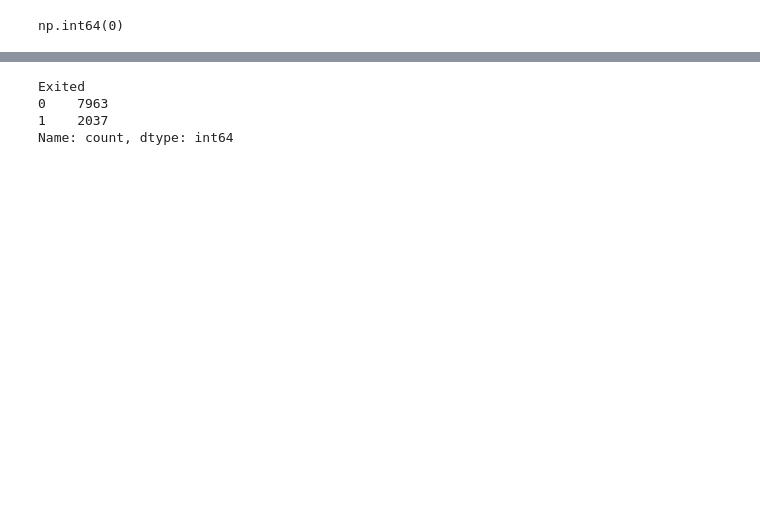
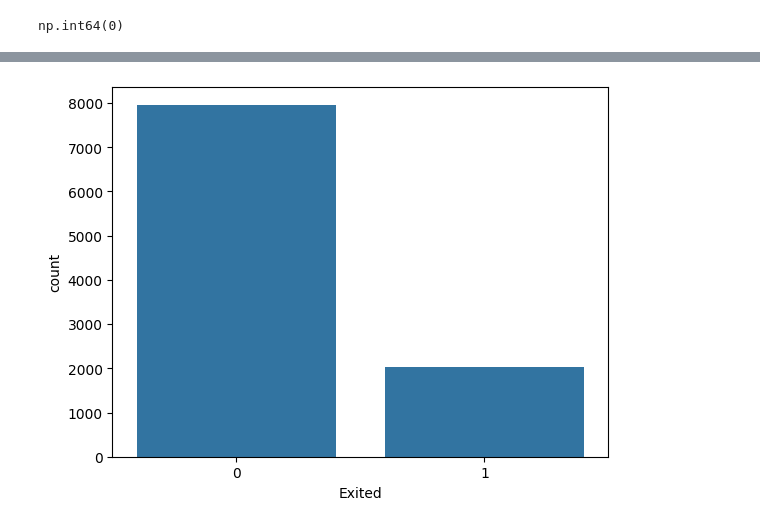
Before and after one commit to pratikkachhadiya05/Banking-customer-churn-prediction, a Jupyter notebook: model.ipynb, the cells around one changed output, grey strips where cells are left out. Drawn from its saved outputs; the diff is of its cells as text; code cells hidden in the pictures; blank space fills up the shorter version.

```diff
--- a/model.ipynb
+++ b/model.ipynb
@@ -78,9 +87,7 @@ df.corr(numeric_only=True)*100
 | EstimatedSalary | -0.138429 | -0.720104 | 0.778383 | 1.279750 | 1.420420 | -0.993341 | -1.142143 | 100.000000 | ... |
 | Exited | -2.709354 | 28.532304 | -1.400061 | 11.853277 | -4.781986 | -0.713777 | -15.612828 | 1.209686 | ... |
 # %%
-df['Exited'].value_counts()
+sns.countplot(data=df,x='Exited')
+plt.show()
 # %% [output]
-Exited
-0    7963
-1    2037
-Name: count, dtype: int64
+[figure, added]
```
Also changed, not shown: parts of 25 cells of this notebook.
